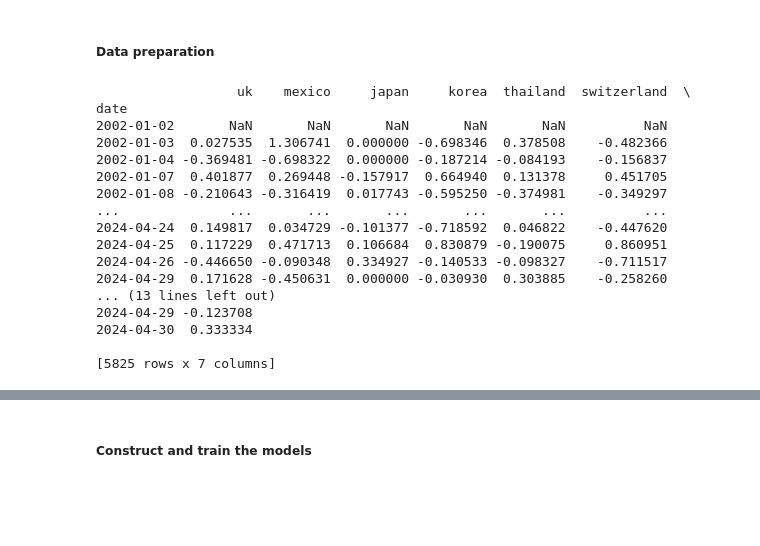
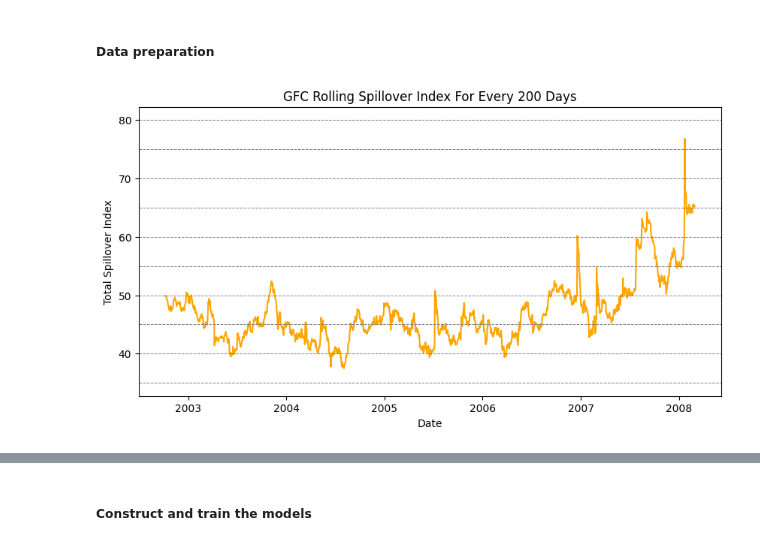
Before and after one commit to annguyentruong99/financial-contagion-var, a Jupyter notebook: Vector Autoregressive.ipynb, the cells around one changed output, grey strips where cells are left out. Cells and saved outputs as stored; diff of their text form; code cells hidden in the pictures; blank space fills up the shorter version.

Commit message:
finished training LSTM model

```diff
--- a/Vector Autoregressive.ipynb
+++ b/Vector Autoregressive.ipynb
@@ -479,57 +419,27 @@ MSE for us: 9.477164184074834
 ### LSTM model prediction
 # %% [markdown]
 ##### Data preparation
-# %%
-# Scale the data
-volatility_df_scaled = np.log(volatility_df / volatility_df.shift(1))
-
-print(volatility_df_scaled)
-
-# # Split the data into training and test sets
-# lstm_train_size = int(len(volatility_df) * 0.8)
-# lstm_train_data = volatility_df[:lstm_train_size]
-# lstm_test_data = volatility_df[lstm_train_size:]
-
-# # Define the lag
-# lag = 20
-
-# # Function to split the data into X and y
-# def createXY(dataset,n_past):
-#     dataX = []
-#     dataY = []
-#     for i in range(n_past, len(dataset)):
-#         dataX.append(dataset[i - n_past:i])
-#         dataY.append(dataset[i])
-#     return np.array(dataX),np.array(dataY)
-
-# # Define the training and test sets
-# train_test_split = {}
-
-# # Process the dataframes
-# scaler = StandardScaler()
-# train_data_scaled = scaler.fit_transform(lstm_train_data)
-# test_data_scaled = scaler.transform(lstm_test_data)
-
-# # Split the data into X and y
-# X_train, y_train = createXY(train_data_scaled, lag)
-# X_test, y_test = createXY(test_data_scaled, lag)
-
-# print(X_train.shape, y_train.shape)
-# %% [output]
-                  uk    mexico     japan     korea  thailand  switzerland  \
-date
-2002-01-02       NaN       NaN       NaN       NaN       NaN          NaN
-2002-01-03  0.027535  1.306741  0.000000 -0.698346  0.378508    -0.482366
-2002-01-04 -0.369481 -0.698322  0.000000 -0.187214 -0.084193    -0.156837
-2002-01-07  0.401877  0.269448 -0.157917  0.664940  0.131378     0.451705
-2002-01-08 -0.210643 -0.316419  0.017743 -0.595250 -0.374981    -0.349297
-...              ...       ...       ...       ...       ...          ...
-2024-04-24  0.149817  0.034729 -0.101377 -0.718592  0.046822    -0.447620
-2024-04-25  0.117229  0.471713  0.106684  0.830879 -0.190075     0.860951
-2024-04-26 -0.446650 -0.090348  0.334927 -0.140533 -0.098327    -0.711517
-2024-04-29  0.171628 -0.450631  0.000000 -0.030930  0.303885    -0.258260
-... (13 lines left out)
-2024-04-29 -0.123708
-2024-04-30  0.333334
-
-[5825 rows x 7 columns]
+# %%
+# Split the data into sub periods
+gfc_volatility_df = volatility_df.loc[:'2008-02-29']
+covid_volatility_df = volatility_df.loc['2009-07-31':'2021-03-09']
+
+# Calulate the rolling spillover for each sub period
+gfc_rolling_spillover_table = calculate_rolling_spillover_table(gfc_volatility_df, window_size)
+covid_rolling_spillover_table = calculate_rolling_spillover_table(covid_volatility_df, window_size)
+# %%
+# Graph the rolling spillover
+plt.figure(figsize=(10, 5))
+plt.plot(gfc_rolling_spillover_table.index, gfc_rolling_spillover_table['Total Spillover Index'], label='Total spillover index', color='orange')
+ax = plt.gca()
+y_values = ax.get_yticks()
+for y in y_values:
+    plt.axhline(y=y, color='gray', linestyle='--', linewidth=0.7)
+plt.title(f'GFC Rolling Spillover Index For Every {window_size} Days')
+plt.xlabel('Date')
+plt.ylabel('Total Spillover Index')
+
+# Save the plot
+plt.savefig(f'output/plots/gfc_{window_size}_days_rolling_spillover.png')
+# %% [output]
+[figure, added]
```
Also changed, not shown: parts of 19 cells of this notebook, 44 other files.
